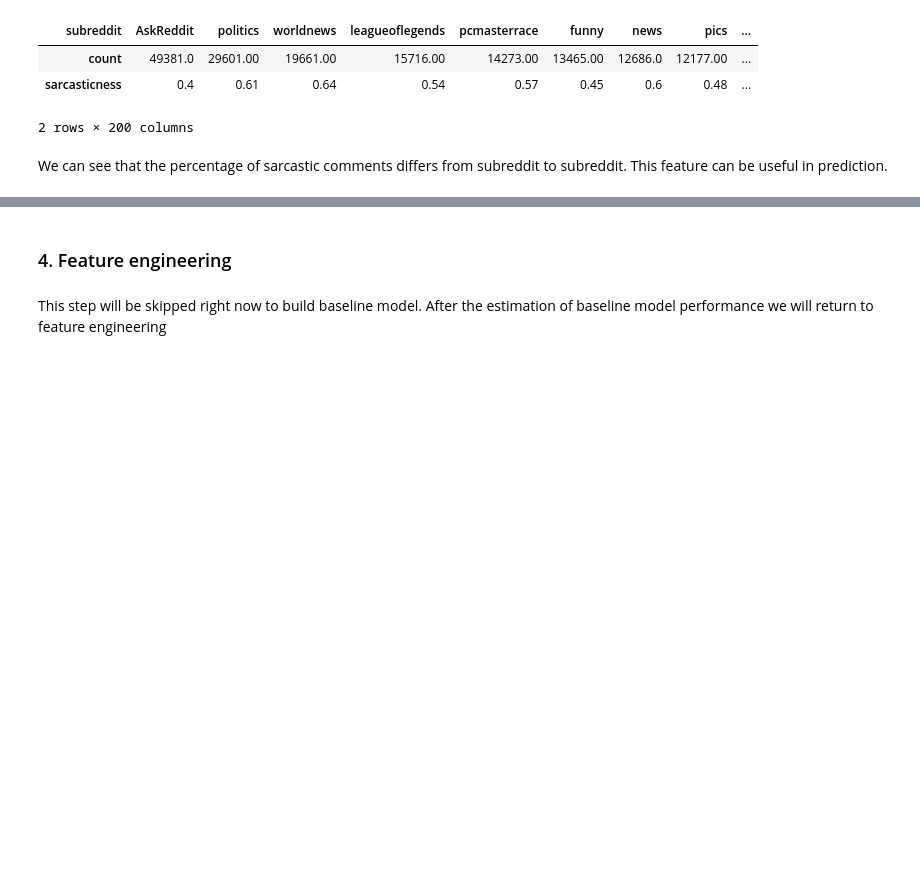
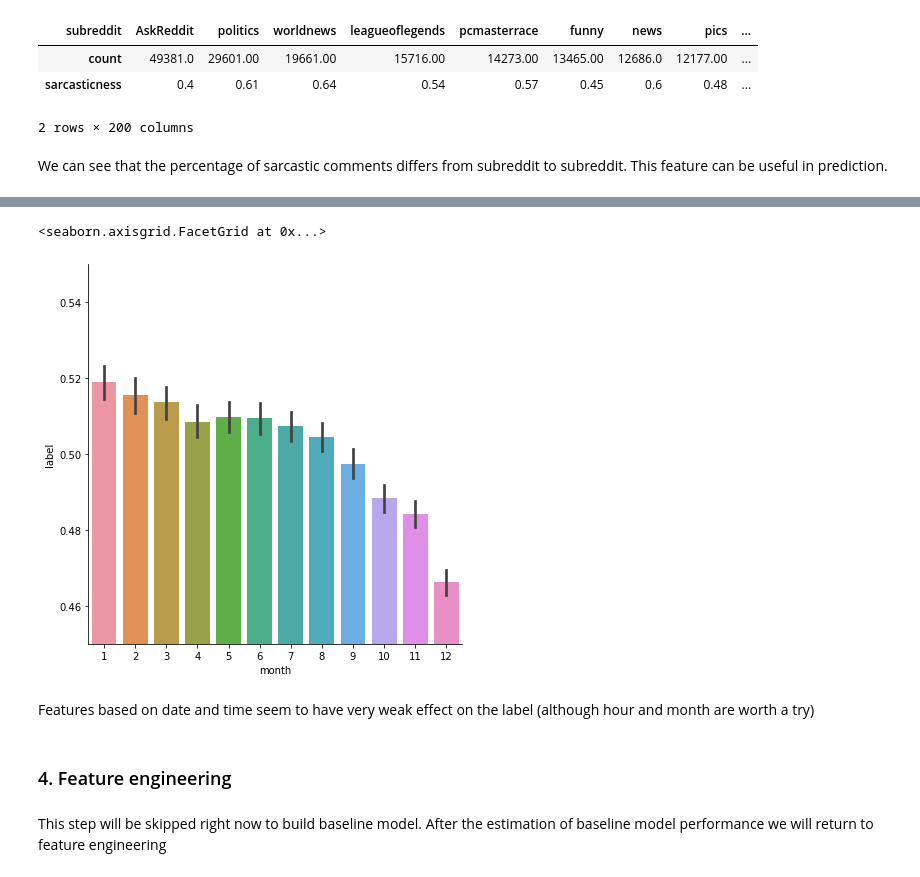
Before and after one commit to Extremesarova/experiments, a Jupyter notebook: ods_mlcourse_ai/topic4_linear_models/a4-demo-sarcasm-detection-with-logit.ipynb, the cells around one changed output, grey strips where cells are left out. Drawn from its saved outputs; the diff is of its cells as text; code cells hidden in the pictures; blank space fills up the shorter version.

```diff
--- a/ods_mlcourse_ai/topic4_linear_models/a4-demo-sarcasm-detection-with-logit.ipynb
+++ b/ods_mlcourse_ai/topic4_linear_models/a4-demo-sarcasm-detection-with-logit.ipynb
@@ -353,3 +431,11 @@ This feature can be useful in prediction.
+# %%
+g = sns.catplot(x="month", y="label", data=train, kind="bar", height=6)
+g.set(ylim=(0.45, 0.55))
+# %% [output]
+<seaborn.axisgrid.FacetGrid at 0x...>
+[figure, added]
+# %% [markdown]
+Features based on date and time seem to have very weak effect on the label (although hour and month are worth a try)
 # %% [markdown]
 ### 4. Feature engineering
 # %% [markdown]
```
Also changed, not shown: parts of 69 cells of this notebook.
